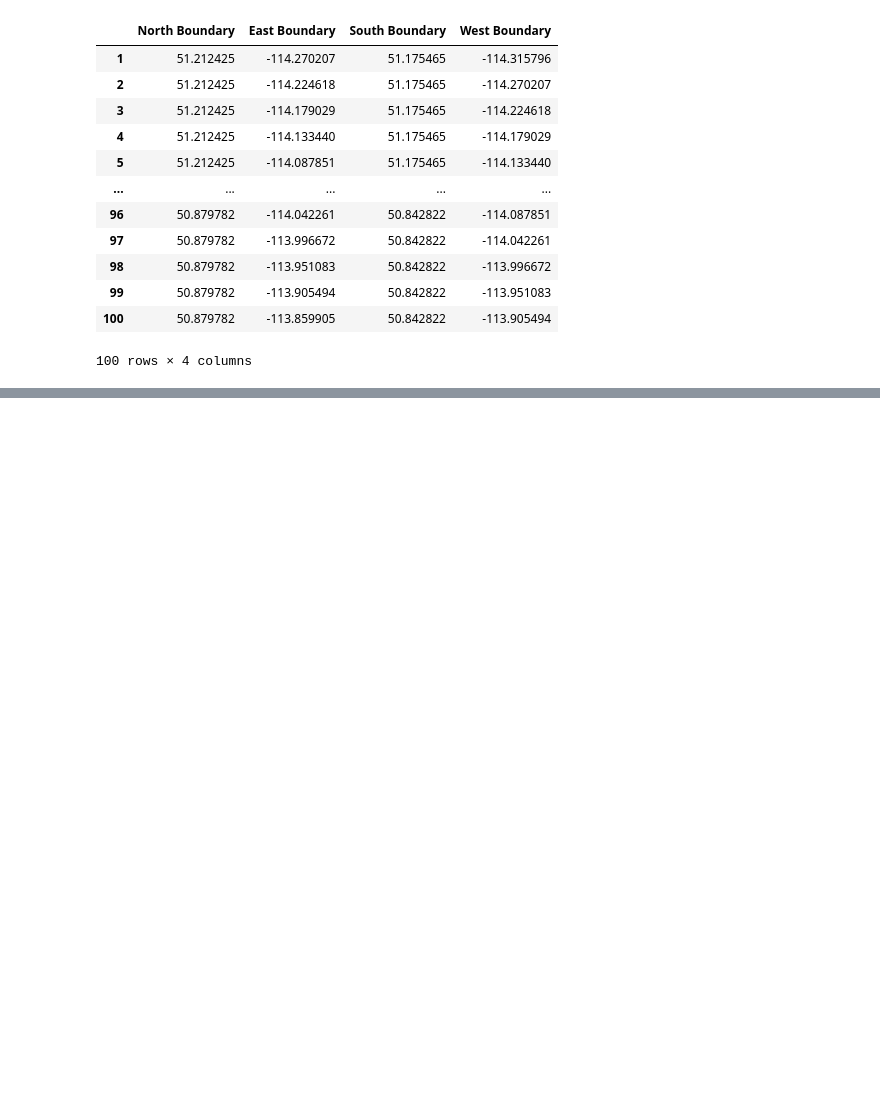
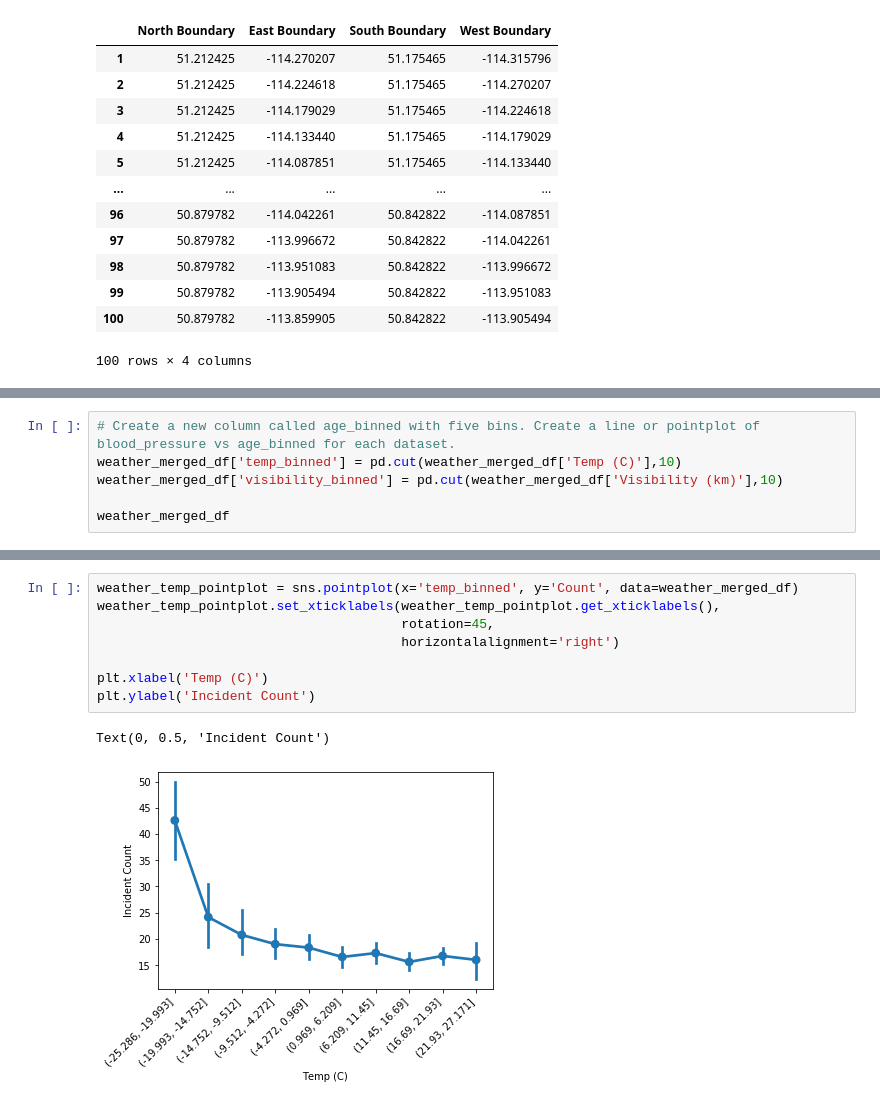
Before and after one commit to KChow095/Calgary-Traffic-Analysis, a Jupyter notebook: Calgary_Traffic_Analysis.ipynb, the cells around one changed output, grey strips where cells are left out. Drawn from its saved outputs; the diff is of its cells as text; blank space fills up the shorter version.

```diff
--- a/Calgary_Traffic_Analysis.ipynb
+++ b/Calgary_Traffic_Analysis.ipynb
@@ -92,0 +247,6 @@ cells_df
+# %%
+# Create a new column called age_binned with five bins. Create a line or pointplot of blood_pressure vs age_binned for each dataset.
+weather_merged_df['temp_binned'] = pd.cut(weather_merged_df['Temp (C)'],10)
+weather_merged_df['visibility_binned'] = pd.cut(weather_merged_df['Visibility (km)'],10)
+
+weather_merged_df
@@ -92,0 +268,11 @@ cells_df
+# %%
+weather_temp_pointplot = sns.pointplot(x='temp_binned', y='Count', data=weather_merged_df)
+weather_temp_pointplot.set_xticklabels(weather_temp_pointplot.get_xticklabels(),
+                                       rotation=45,
+                                       horizontalalignment='right')
+
+plt.xlabel('Temp (C)')
+plt.ylabel('Incident Count')
+# %% [output]
+Text(0, 0.5, 'Incident Count')
+[figure, added]
```
Also changed, not shown: parts of 26 cells of this notebook, 1 other file.
